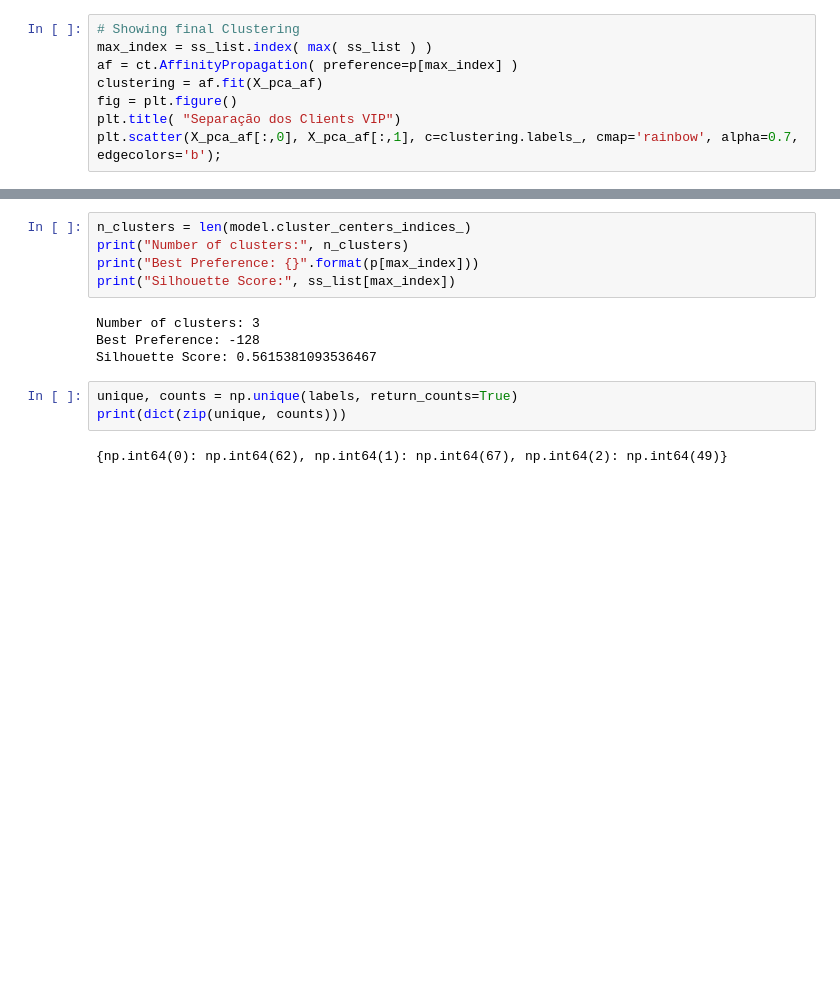
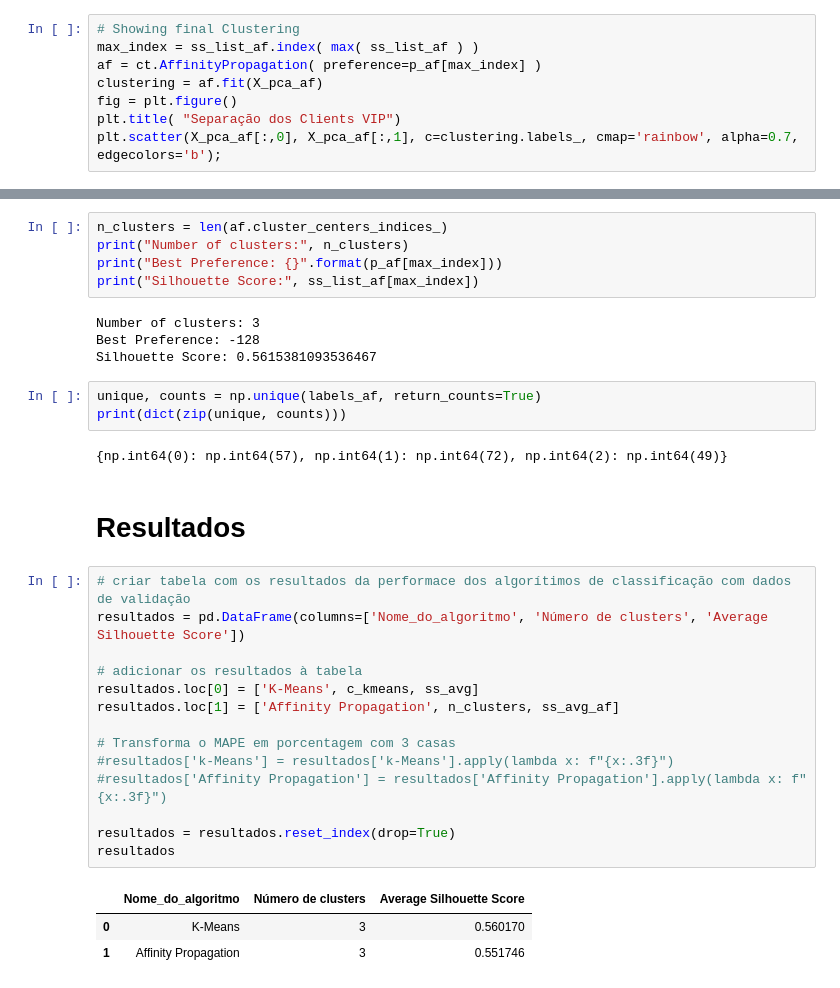
Before and after one commit to alvaro-morais-png/ensaio-machine-learning, a Jupyter notebook: ensaios/clusterizacao/clusterizacao_teste.ipynb, the cells around one changed output, grey strips where cells are left out. Drawn from its saved outputs; the diff is of its cells as text; blank space fills up the shorter version.

```diff
--- a/ensaios/clusterizacao/clusterizacao_teste.ipynb
+++ b/ensaios/clusterizacao/clusterizacao_teste.ipynb
@@ -171,8 +188,8 @@ for i in range(len(p)):
 <Figure size 640x480 with 0 Axes>
 # %%
 # Showing final Clustering
-max_index = ss_list.index( max( ss_list ) )
-af = ct.AffinityPropagation( preference=p[max_index] )
+max_index = ss_list_af.index( max( ss_list_af ) )
+af = ct.AffinityPropagation( preference=p_af[max_index] )
 clustering = af.fit(X_pca_af)
 fig = plt.figure()
 plt.title( "Separação dos Clients VIP")
@@ -180,16 +197,36 @@ plt.scatter(X_pca_af[:,0], X_pca_af[:,1], c=clustering.labels_, cmap='rainbow',
 # %% [output]
 [figure]
 # %%
-n_clusters = len(model.cluster_centers_indices_)
+n_clusters = len(af.cluster_centers_indices_)
 print("Number of clusters:", n_clusters)
-print("Best Preference: {}".format(p[max_index]))
-print("Silhouette Score:", ss_list[max_index])
+print("Best Preference: {}".format(p_af[max_index]))
+print("Silhouette Score:", ss_list_af[max_index])
 # %% [output]
 Number of clusters: 3
 Best Preference: -128
 Silhouette Score: 0.5615381093536467
 # %%
-unique, counts = np.unique(labels, return_counts=True)
+unique, counts = np.unique(labels_af, return_counts=True)
 print(dict(zip(unique, counts)))
 # %% [output]
-{np.int64(0): np.int64(62), np.int64(1): np.int64(67), np.int64(2): np.int64(49)}
+{np.int64(0): np.int64(57), np.int64(1): np.int64(72), np.int64(2): np.int64(49)}
+# %% [markdown]
+# Resultados
+# %%
+# criar tabela com os resultados da performace dos algorítimos de classificação com dados de validação
+resultados = pd.DataFrame(columns=['Nome_do_algoritmo', 'Número de clusters', 'Average Silhouette Score'])
+
+# adicionar os resultados à tabela
+resultados.loc[0] = ['K-Means', c_kmeans, ss_avg]
+resultados.loc[1] = ['Affinity Propagation', n_clusters, ss_avg_af]
+
+# Transforma o MAPE em porcentagem com 3 casas
+#resultados['k-Means'] = resultados['k-Means'].apply(lambda x: f"{x:.3f}")
+#resultados['Affinity Propagation'] = resultados['Affinity Propagation'].apply(lambda x: f"{x:.3f}")
+
+resultados = resultados.reset_index(drop=True)
+resultados
+# %% [output]
+|  | Nome_do_algoritmo | Número de clusters | Average Silhouette Score |
+| 0 | K-Means | 3 | 0.560170 |
+| 1 | Affinity Propagation | 3 | 0.551746 |
```
Also changed, not shown: parts of 10 cells of this notebook, 2 other files.
